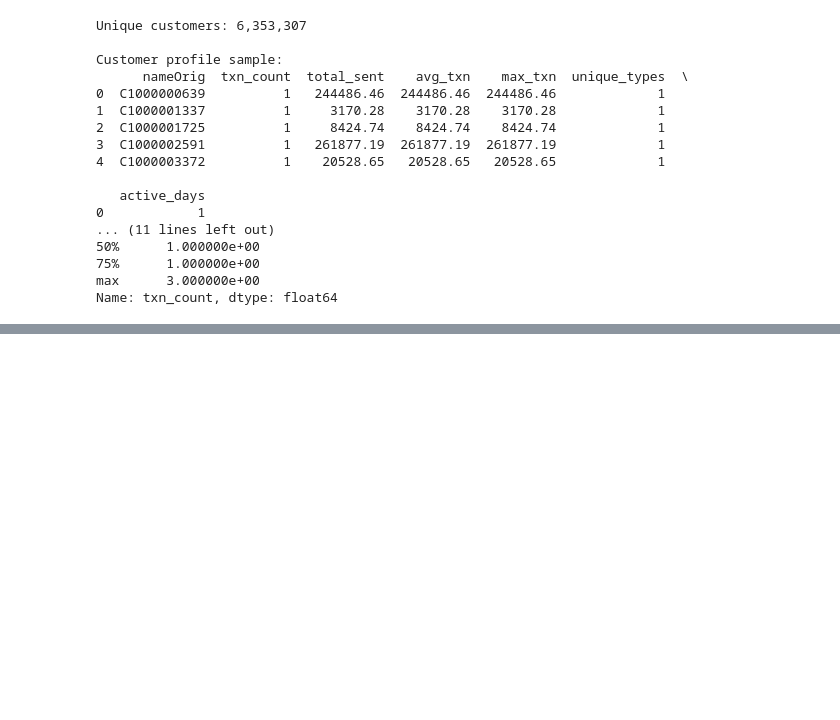
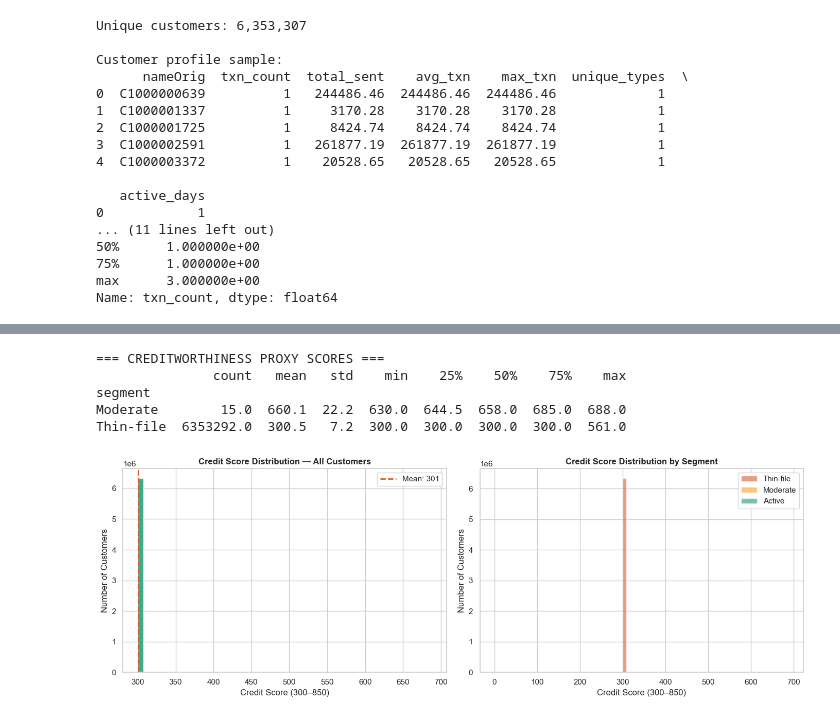
Before and after one commit to Selasie1/mobile-money-analytics, a Jupyter notebook: 03_customer_segmentation.ipynb, the cells around one changed output, grey strips where cells are left out. Drawn from its saved outputs; the diff is of its cells as text; code cells hidden in the pictures; blank space fills up the shorter version.

```diff
--- a/03_customer_segmentation.ipynb
+++ b/03_customer_segmentation.ipynb
@@ -68,0 +107,68 @@ print(summary.to_string(index=False))
+# %%
+# In African banking, many customers have no credit history
+# But mobile money behaviour can proxy for creditworthiness
+# This is exactly how M-Pesa's M-Shwari and MTN's MoMo credit products work
+
+from sklearn.preprocessing import MinMaxScaler
+
+# Features that signal creditworthiness
+features = customer_profile[['txn_count', 'total_sent', 'avg_txn', 'active_days', 'unique_types']].copy()
+
+# Normalise all features to 0-1 scale
+scaler = MinMaxScaler()
+scaled = scaler.fit_transform(features)
+scaled_df = pd.DataFrame(scaled, columns=features.columns)
+
+# Weighted score — more weight on consistency (active_days) and volume (txn_count)
+scaled_df['credit_score'] = (
+    scaled_df['txn_count']    * 0.30 +
+    scaled_df['active_days']  * 0.30 +
+    scaled_df['total_sent']   * 0.20 +
+    scaled_df['avg_txn']      * 0.10 +
+    scaled_df['unique_types'] * 0.10
+)
+
+# Scale to 300-850 (standard credit score range)
+scaled_df['credit_score_scaled'] = (
+    scaled_df['credit_score'] * 550 + 300
+).round(0)
+
+customer_profile['credit_score'] = scaled_df['credit_score_scaled']
+
+print("=== CREDITWORTHINESS PROXY SCORES ===")
+print(customer_profile.groupby('segment')['credit_score'].describe().round(1))
+
+# Visualise score distribution
+fig, axes = plt.subplots(1, 2, figsize=(14, 5))
+
+# Overall distribution
+axes[0].hist(customer_profile['credit_score'], bins=50,
+             color='#1D9E75', alpha=0.85, edgecolor='white')
+axes[0].set_title('Credit Score Distribution — All Customers', fontweight='bold')
+axes[0].set_xlabel('Credit Score (300–850)')
+axes[0].set_ylabel('Number of Customers')
+axes[0].axvline(customer_profile['credit_score'].mean(),
+                color='#D85A30', linestyle='--', linewidth=2,
+                label=f"Mean: {customer_profile['credit_score'].mean():.0f}")
+axes[0].legend()
+
+# Score by segment
+for i, seg in enumerate(['Thin-file', 'Moderate', 'Active']):
+    seg_scores = customer_profile[customer_profile['segment'] == seg]['credit_score']
+    axes[1].hist(seg_scores, bins=30, alpha=0.6, label=seg, color=colors[i], edgecolor='white')
+
+axes[1].set_title('Credit Score Distribution by Segment', fontweight='bold')
+axes[1].set_xlabel('Credit Score (300–850)')
+axes[1].set_ylabel('Number of Customers')
+axes[1].legend()
+
+plt.tight_layout()
+plt.savefig('reports/08_credit_scores.png', dpi=150, bbox_inches='tight')
+plt.show()
+# %% [output]
+=== CREDITWORTHINESS PROXY SCORES ===
+               count   mean   std    min    25%    50%    75%    max
+segment
+Moderate        15.0  660.1  22.2  630.0  644.5  658.0  685.0  688.0
+Thin-file  6353292.0  300.5   7.2  300.0  300.0  300.0  300.0  561.0
+[figure, added]
```
Also changed, not shown: parts of 4 cells of this notebook, 3 other files.
